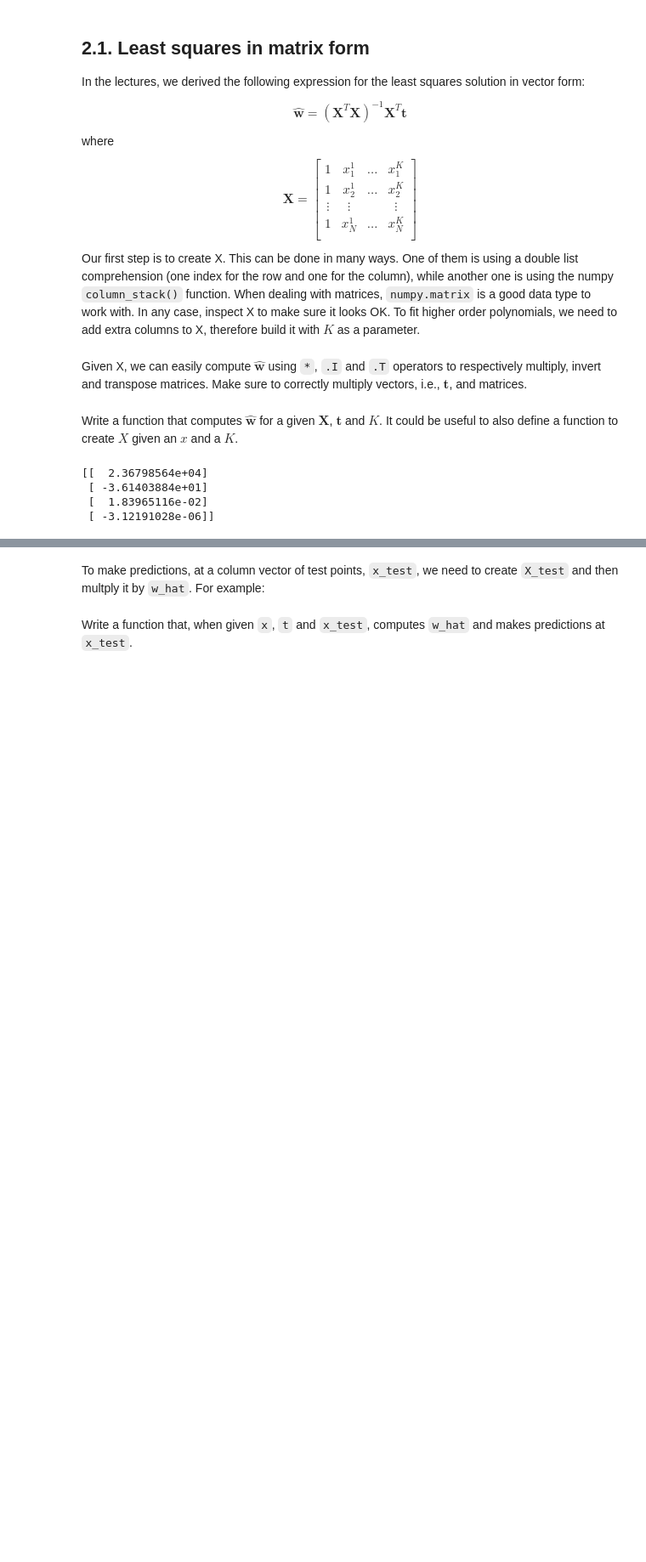
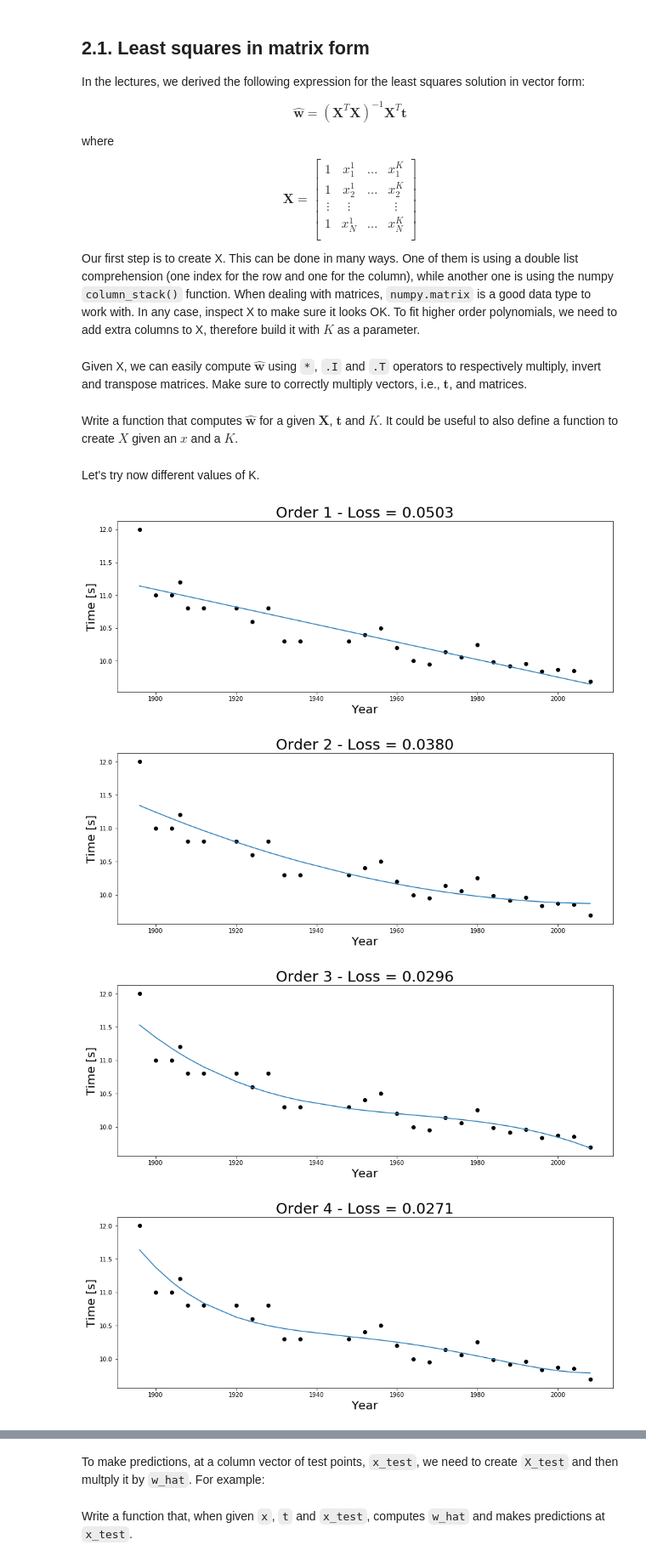
Before and after one commit to MatteoRomiti/ASI, a Jupyter notebook: Lab1.ipynb, the cells around one changed output, grey strips where cells are left out. Shown at 85% size. Drawn from its saved outputs; the diff is of its cells as text; code cells hidden in the pictures; blank space fills up the shorter version.

```diff
--- a/Lab1.ipynb
+++ b/Lab1.ipynb
@@ -148,14 +159,48 @@ def get_X(x,K=1):
+# %%
+def get_X(x, n):
+    X = np.matrix([[x_i**k for k in range(n)] for x_i in x])
+    return X
 # %%
-def get_w_hat(x, t, K=1):
-    X = get_X(x,K)
-    t = np.matrix(t).T
+# def get_w_hat(x, t, K=1):
+#     X = get_X(x,K)
+# #     print(X)
+#     t = np.matrix(t).T
+
+#     return (X.T*X).I*X.T*t
+def get_w_hat(x, y, n):
+    X = get_X(x, n)
+    t = np.matrix(y).T
+
     return (X.T*X).I*X.T*t
-# %%
-K = 3
-w_hat = get_w_hat(x,t,K)
-print(w_hat)
-# %% [output]
-[[  2.36798564e+04]
- [ -3.61403884e+01]
- [  1.83965116e-02]
- [ -3.12191028e-06]]
+# %% [markdown]
+Let's try now different values of K.
+# %%
+def lsfit_vect(x, t, k):
+    X = get_X(x, k)
+    w_hat = get_w_hat(x, t, k)
+    t = np.matrix(t).T
+    loss = ((t-X*w_hat).T)*(t-X*w_hat)/np.size(t)
+    return w_hat, loss.tolist()[0][0]
+# %%
+K = 8
+loc = K*100 +11
+for k in range(1,K):
+    plt.figure(figsize=(15,50))
+    w_hat, loss = lsfit_vect(x, t, k)
+    X = get_X(x, k)
+    Y = np.matrix((X*w_hat).T)
+    plt.subplot(loc+k)
+    ax = plt.gca()
+    ax.scatter(x, t, color='k')
+    ax.set_xlabel('Year', fontsize=20)
+    ax.set_ylabel('Time [s]', fontsize=20)
+    plt.plot(x, Y.tolist()[0])
+    plt.title('Order %d - Loss = %.4f' %(k, loss),  fontsize=25)
+
+plt.grid()
+plt.show()
+# %% [output]
+[figure, added]
+[figure, added]
+[figure, added]
+[figure, added]
```
Also changed, not shown: parts of 30 cells of this notebook, 8 other files.
